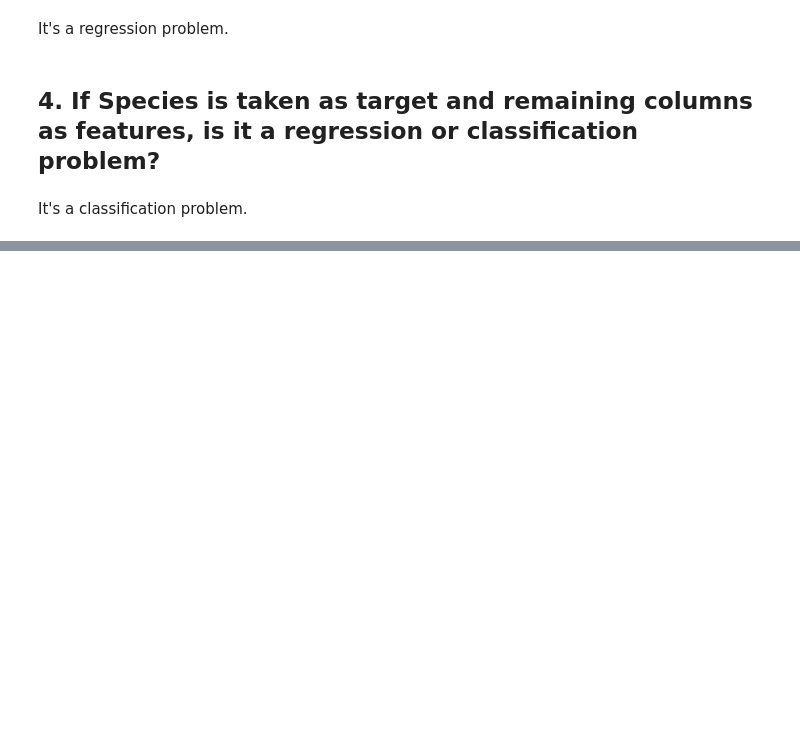
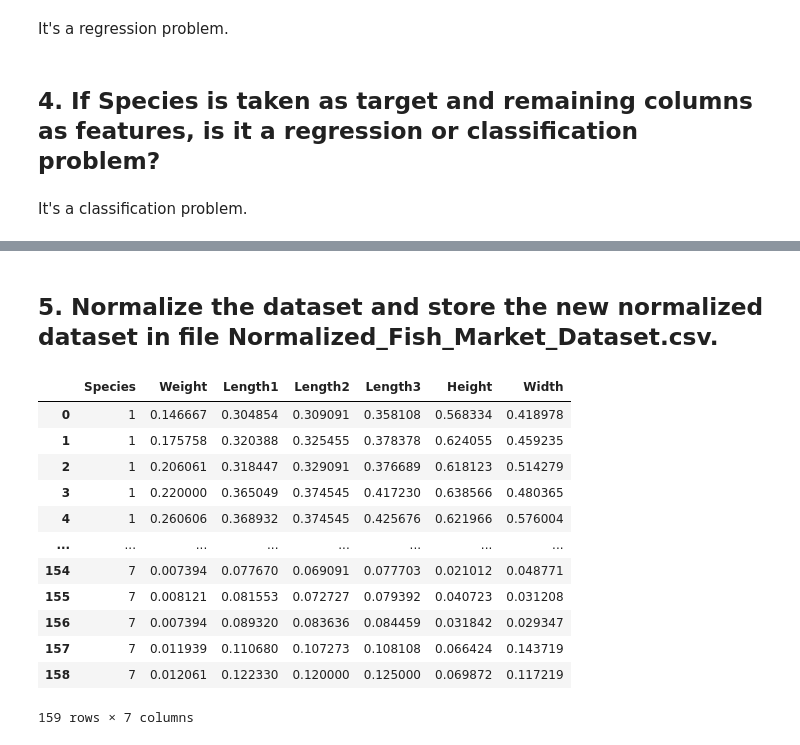
Before and after one commit to Sulphite05/MachineLearning, a Jupyter notebook: PracticeProblemSets/fish_market.ipynb, the cells around one changed output, grey strips where cells are left out. Drawn from its saved outputs; the diff is of its cells as text; code cells hidden in the pictures; blank space fills up the shorter version.

```diff
--- a/PracticeProblemSets/fish_market.ipynb
+++ b/PracticeProblemSets/fish_market.ipynb
@@ -106,0 +158,25 @@ It's a classification problem.
+# %% [markdown]
+## 5. Normalize the dataset and store the new normalized dataset in file Normalized_Fish_Market_Dataset.csv.
+# %%
+norm_data = data.copy()
+norm_data['Weight'] = (data['Weight'] - data['Weight'].min())/(data['Weight'].max() - data['Weight'].min())
+norm_data['Height'] = (data['Height'] - data['Height'].min())/(data['Height'].max() - data['Height'].min())
+norm_data['Width'] = (data['Width'] - data['Width'].min())/(data['Width'].max() - data['Width'].min())
+norm_data['Length1'] = (data['Length1'] - data['Length1'].min())/(data['Length1'].max() - data['Length1'].min())
+norm_data['Length2'] = (data['Length2'] - data['Length2'].min())/(data['Length2'].max() - data['Length2'].min())
+norm_data['Length3'] = (data['Length3'] - data['Length3'].min())/(data['Length3'].max() - data['Length3'].min())
+norm_data
+# %% [output]
+|  | Species | Weight | Length1 | Length2 | Length3 | Height | Width |
+| 0 | 1 | 0.146667 | 0.304854 | 0.309091 | 0.358108 | 0.568334 | 0.418978 |
+| 1 | 1 | 0.175758 | 0.320388 | 0.325455 | 0.378378 | 0.624055 | 0.459235 |
+| 2 | 1 | 0.206061 | 0.318447 | 0.329091 | 0.376689 | 0.618123 | 0.514279 |
+| 3 | 1 | 0.220000 | 0.365049 | 0.374545 | 0.417230 | 0.638566 | 0.480365 |
+| 4 | 1 | 0.260606 | 0.368932 | 0.374545 | 0.425676 | 0.621966 | 0.576004 |
+| ... | ... | ... | ... | ... | ... | ... | ... |
+| 154 | 7 | 0.007394 | 0.077670 | 0.069091 | 0.077703 | 0.021012 | 0.048771 |
+| 155 | 7 | 0.008121 | 0.081553 | 0.072727 | 0.079392 | 0.040723 | 0.031208 |
+| 156 | 7 | 0.007394 | 0.089320 | 0.083636 | 0.084459 | 0.031842 | 0.029347 |
+| 157 | 7 | 0.011939 | 0.110680 | 0.107273 | 0.108108 | 0.066424 | 0.143719 |
+| 158 | 7 | 0.012061 | 0.122330 | 0.120000 | 0.125000 | 0.069872 | 0.117219 |
+159 rows × 7 columns
```
Also changed, not shown: parts of 15 cells of this notebook, 3 other files.
